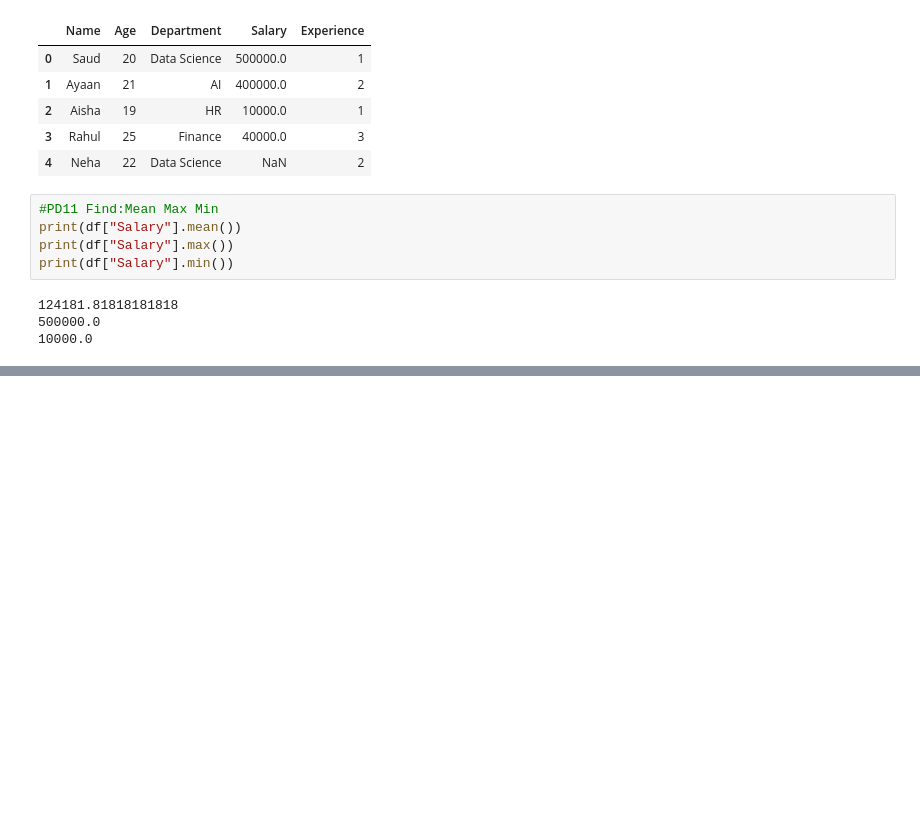
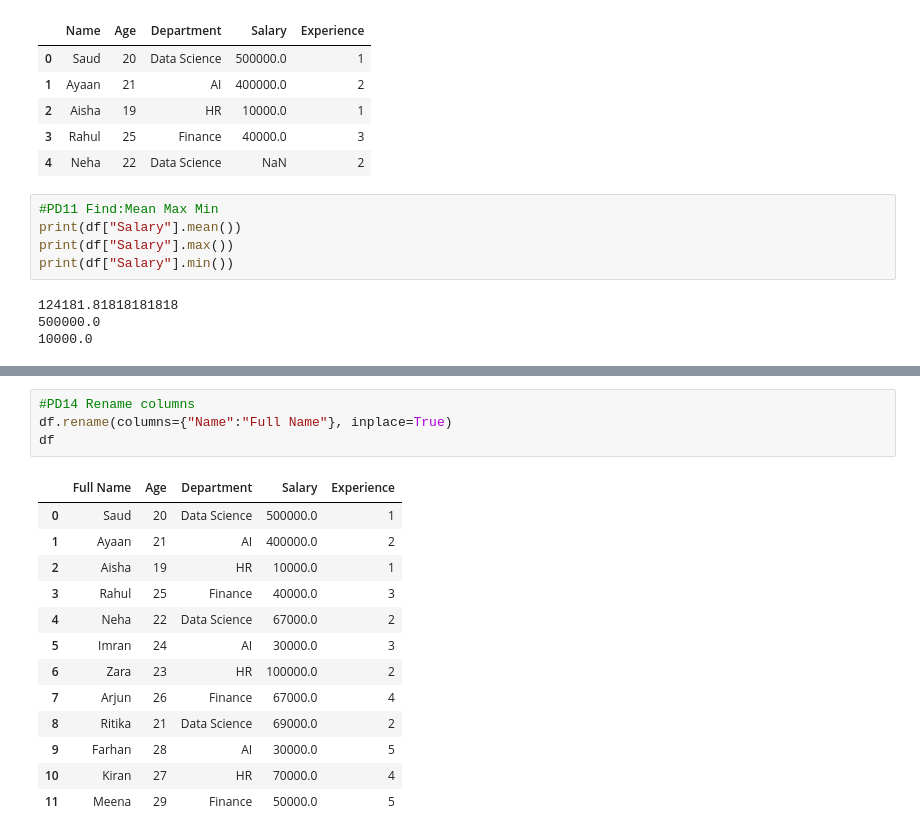
Before and after one commit to saudjabarali/pandas_grind, a Jupyter notebook: PandasPractice.ipynb, the cells around one changed output, grey strips where cells are left out. Saved outputs shown, nothing was run; the diff lists cells and outputs as text; blank space fills up the shorter version.

```diff
--- a/PandasPractice.ipynb
+++ b/PandasPractice.ipynb
@@ -339,0 +400,18 @@ print(df["Salary"].min())
+# %%
+#PD14 Rename columns
+df.rename(columns={"Name":"Full Name"}, inplace=True)
+df
+# %% [output]
+|  | Full Name | Age | Department | Salary | Experience |
+| 0 | Saud | 20 | Data Science | 500000.0 | 1 |
+| 1 | Ayaan | 21 | AI | 400000.0 | 2 |
+| 2 | Aisha | 19 | HR | 10000.0 | 1 |
+| 3 | Rahul | 25 | Finance | 40000.0 | 3 |
+| 4 | Neha | 22 | Data Science | 67000.0 | 2 |
+| 5 | Imran | 24 | AI | 30000.0 | 3 |
+| 6 | Zara | 23 | HR | 100000.0 | 2 |
+| 7 | Arjun | 26 | Finance | 67000.0 | 4 |
+| 8 | Ritika | 21 | Data Science | 69000.0 | 2 |
+| 9 | Farhan | 28 | AI | 30000.0 | 5 |
+| 10 | Kiran | 27 | HR | 70000.0 | 4 |
+| 11 | Meena | 29 | Finance | 50000.0 | 5 |
```
Also changed, not shown: parts of 5 cells of this notebook.
